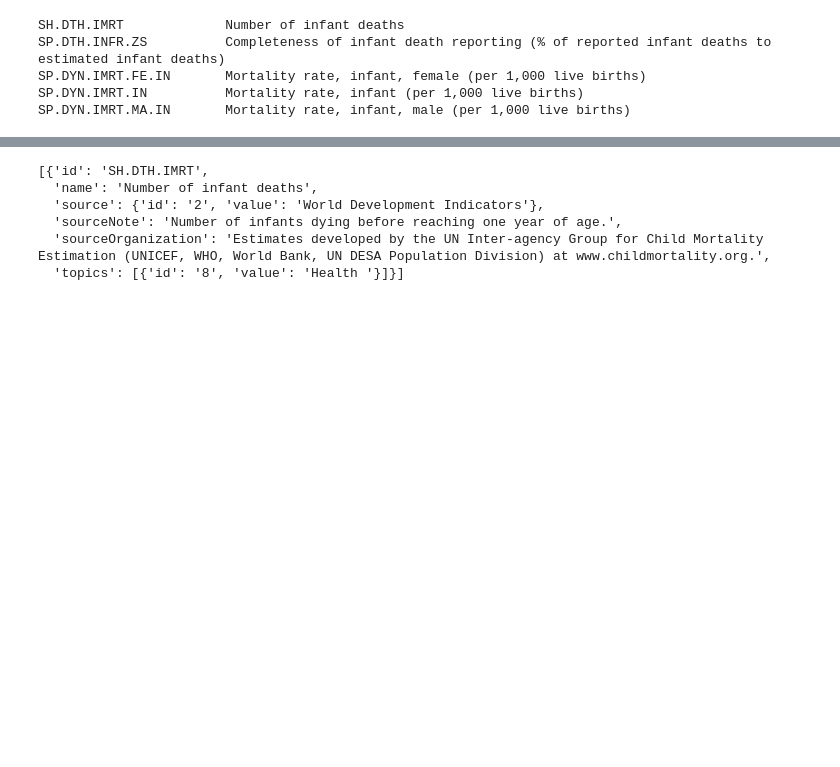
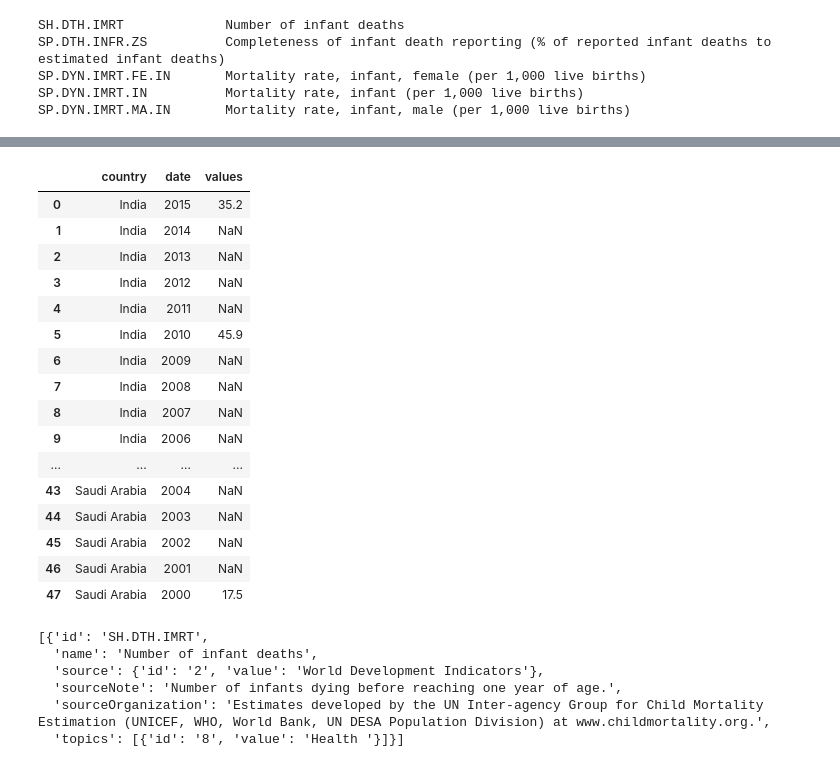
Before and after one commit to ahsan566/world_bank_streamlit, a Jupyter notebook: data_preprocessing.ipynb, the cells around one changed output, grey strips where cells are left out. Saved outputs shown, nothing was run; the diff lists cells and outputs as text; code cells hidden in the pictures; blank space fills up the shorter version.

```diff
--- a/data_preprocessing.ipynb
+++ b/data_preprocessing.ipynb
@@ -57,3 +67,32 @@ SP.DYN.IMRT.MA.IN       Mortality rate, infant, male (per 1,000 live births)
+# %%
+start_date = 2000
+end_date = 2015
+data_dates = (dt.datetime(start_date,1,1), dt.datetime(end_date,1,1))
+fem_data = wb.get_dataframe({'SP.DYN.IMRT.FE.IN':'values'},
+                       country=('','',''),
+                       data_date = data_dates,
+                       convert_date=False,
+                       keep_levels=True)
+# %%
+fem_data.reset_index()
+# %% [output]
+|  | country | date | values |
+| 0 | India | 2015 | 35.2 |
+| 1 | India | 2014 | NaN |
+| 2 | India | 2013 | NaN |
+| 3 | India | 2012 | NaN |
+| 4 | India | 2011 | NaN |
+| 5 | India | 2010 | 45.9 |
+| 6 | India | 2009 | NaN |
+| 7 | India | 2008 | NaN |
+| 8 | India | 2007 | NaN |
+| 9 | India | 2006 | NaN |
+| ... | ... | ... | ... |
+| 43 | Saudi Arabia | 2004 | NaN |
+| 44 | Saudi Arabia | 2003 | NaN |
+| 45 | Saudi Arabia | 2002 | NaN |
+| 46 | Saudi Arabia | 2001 | NaN |
+| 47 | Saudi Arabia | 2000 | 17.5 |
 # %%
 indicator = 'SH.DTH.IMRT'
 # %%
```
Also changed, not shown: parts of 5 cells of this notebook, 1 other file.
